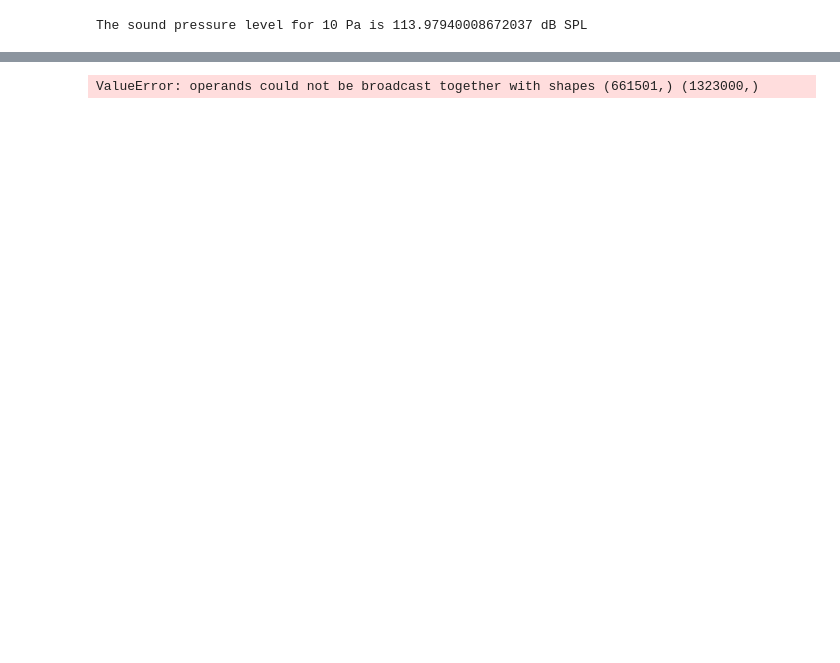
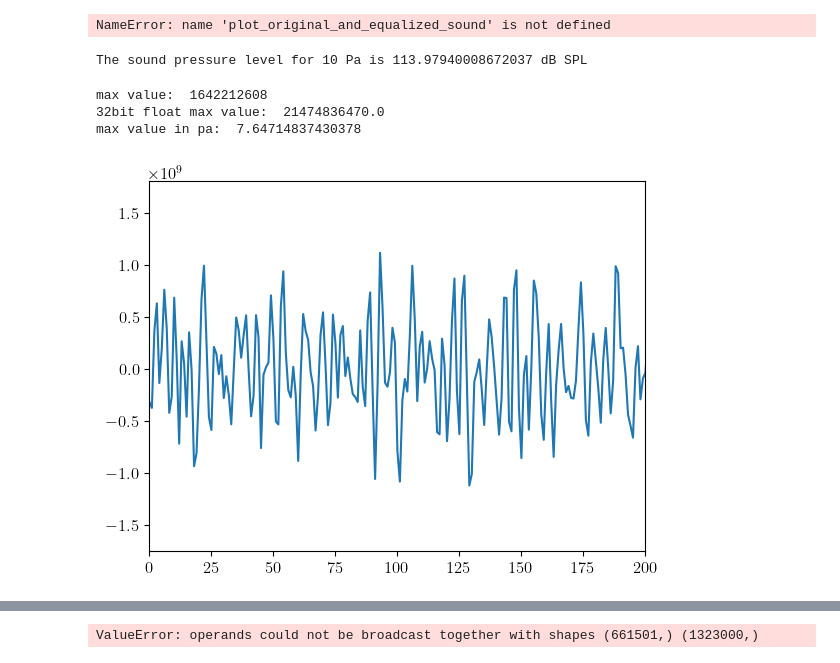
Before and after one commit to 1ieng2en/3d_beamforming, a Jupyter notebook: Measurement.ipynb, the cells around one changed output, grey strips where cells are left out. Cells and saved outputs as stored; diff of their text form; code cells hidden in the pictures; blank space fills up the shorter version.

```diff
--- a/Measurement.ipynb
+++ b/Measurement.ipynb
@@ -60,3 +60,25 @@ def play_sound(sound, channel, sample_rate=44100):
 
     sd.play(stereo_sound, samplerate=sample_rate)
     sd.wait()
+# %%
+# this block setup the plotter default aspect ratio and font size
+
+import matplotlib.pyplot as plt
+import seaborn as sns
+
+w = 12 / 1.1
+h = w * (3 / 10)
+ASPECT = (w, h)  # w, h in inches
+
+font_size = 12
+
+# Enable LaTeX rendering + set font size
+plt.rcParams.update(
+    {
+        "pgf.texsystem": "pdflatex",
+        "font.size": font_size,
+        "text.usetex": True,
+        "pgf.rcfonts": False,
+        "axes.titlesize": font_size,
+    }
+)
@@ -155,6 +214,13 @@ recording_prep = bf3d_data_prep(rootfolder = 'Recordings/HATS_recordings', filet
 Dropdown(description='Select:', options=('..', 'HP1-12.8kHz-leftear.wav', 'HP1-eqed-leftear-fir.wav', 'HP1-eqe…
 [interactive output not drawn]
 [interactive output not drawn]
+# %%
+fig, ax = plot_original_and_equalized_sound(recording_prep.selected_file)
+
+ori_rec_path = "Recordings/HATS_recordings\HP1-12.8kHz-leftear.wav"
+fig2, ax2 = plot_original_and_equalized_sound(ori_rec_path, fig_ax = (fig, ax))
+# %% [output]
+NameError: name 'plot_original_and_equalized_sound' is not defined
 # %%
 # calculate the db spl for specific pa
 pa = 10
@@ -169,6 +234,17 @@ duration = 20
 frequency = 1000
 t = np.linspace(0, duration, int(sample_rate * duration), endpoint=False)
 sin_signal = np.sin(2 * np.pi * frequency * t)
+# %%
+plt.plot(hats_t)
+plt.xlim([0,200])
+print("max value: ", np.max(hats_t, axis=0))
+print("32bit float max value: ", (2**32/2-1)* 10)
+print("max value in pa: ", np.max(hats_t, axis=0)/(2**32/2-1)* 10)
+# %% [output]
+max value:  1642212608
+32bit float max value:  21474836470.0
+max value in pa:  7.64714837430378
+[figure, added]
 # %%
 # read the wav file
 # get the frequency response by welch method
```
Also changed, not shown: parts of 28 cells of this notebook, 22 other files.
